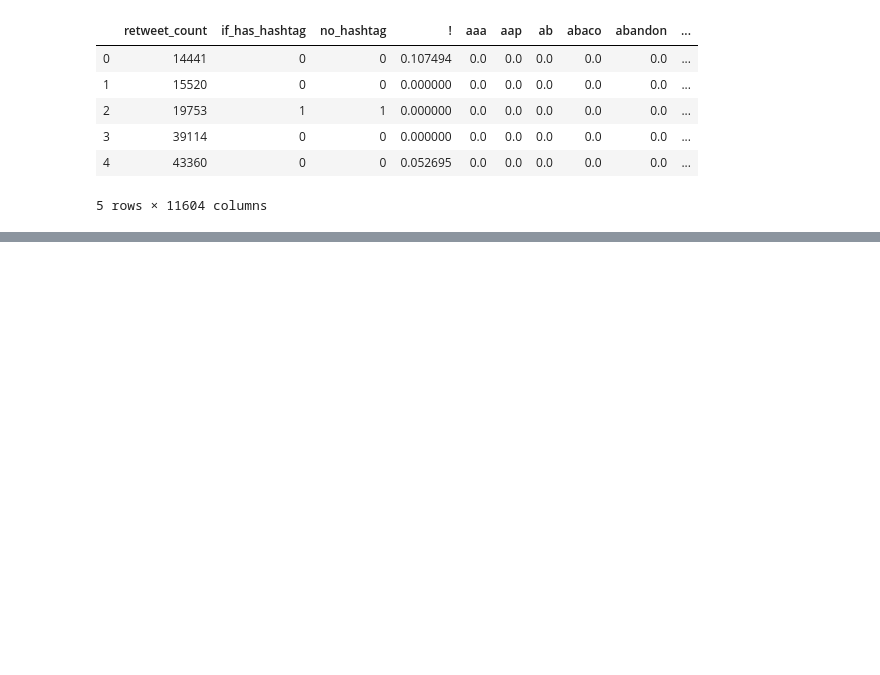
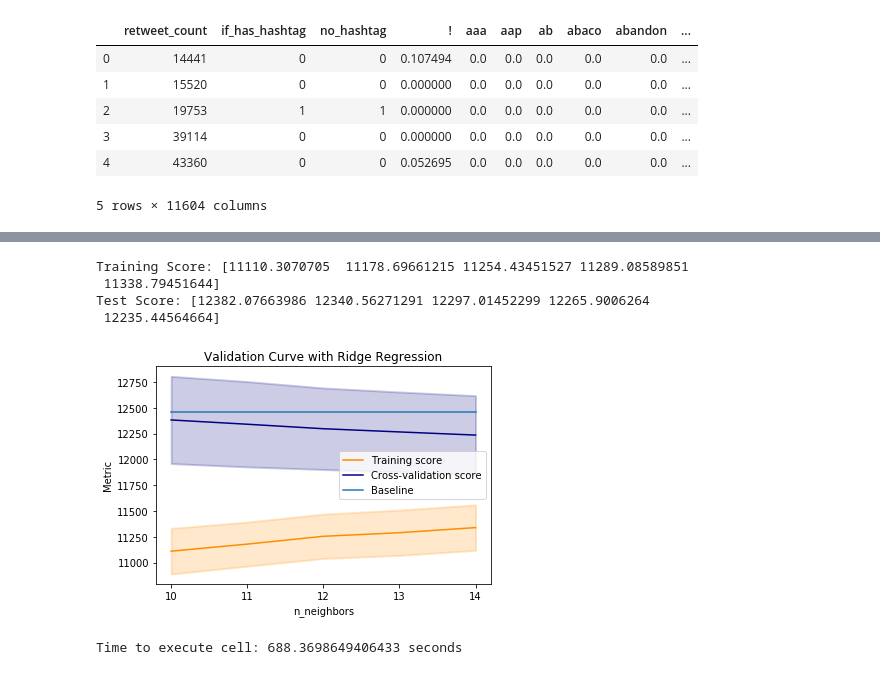
Before and after one commit to JakobLangenbahn/predict_realdonaldtrump_retweets, a Jupyter notebook: main.ipynb, the cells around one changed output, grey strips where cells are left out. Saved outputs shown, nothing was run; the diff lists cells and outputs as text; code cells hidden in the pictures; blank space fills up the shorter version.

```diff
--- a/main.ipynb
+++ b/main.ipynb
@@ -457,0 +548,19 @@ validation_curve_function(estimator, X_train, y_train, parameter, param_range, c
+# %%
+start = time.time()
+
+estimator = KNeighborsRegressor()
+param_range = np.arange(10, 15)
+scoring = make_scorer(root_mean_squared)
+parameter = "n_neighbors"
+cv = 3
+validation_curve_function(estimator, X_train, y_train, parameter, param_range, cv, baseline_score, scoring, log_scale = False)
+
+end = time.time()
+print("Time to execute cell: {} seconds".format(end - start))
+# %% [output]
+Training Score: [11110.3070705  11178.69661215 11254.43451527 11289.08589851
+ 11338.79451644]
+Test Score: [12382.07663986 12340.56271291 12297.01452299 12265.9006264
+ 12235.44564664]
+[figure, added]
+Time to execute cell: 688.3698649406433 seconds
```
Also changed, not shown: parts of 17 cells of this notebook.
